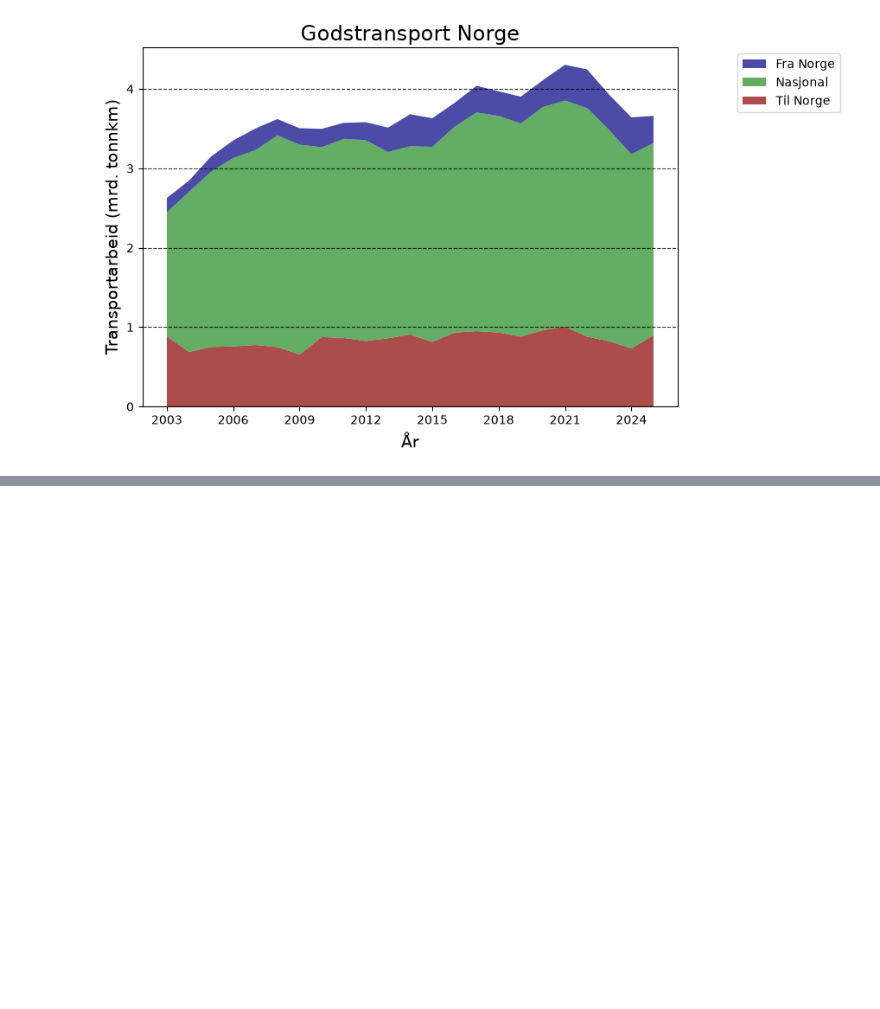
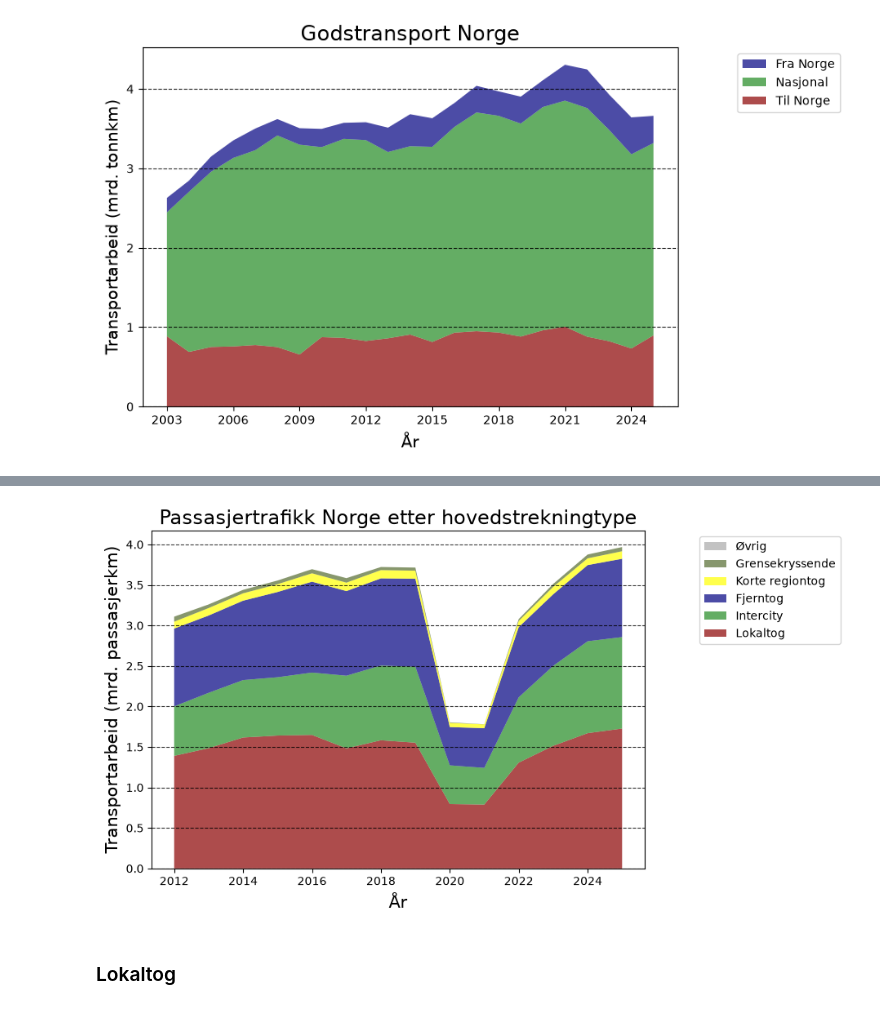
Before and after one commit to Oyvind-Aas/Electricity_and_Energy, a Jupyter notebook: Electricity_exploring.ipynb, the cells around one changed output, grey strips where cells are left out. Drawn from its saved outputs; the diff is of its cells as text; code cells hidden in the pictures; blank space fills up the shorter version.

```diff
--- a/Electricity_exploring.ipynb
+++ b/Electricity_exploring.ipynb
@@ -827,0 +870,2 @@ plt.show()
+# %%
+passasjerkm = df[df.statistikkvariabel == 'Transportarbeid (passasjerkm)']
@@ -827,0 +879,39 @@ plt.show()
+# %%
+alle_strekninger = passasjerkm[passasjerkm.togstrekning == 'Alle strekninger']
+lokaltog = passasjerkm[passasjerkm.togstrekning == 'Lokaltog - alle strekninger']
+kort_region = passasjerkm[passasjerkm.togstrekning == 'Regiontog - alle korte strekninger']
+intercity = passasjerkm[passasjerkm.togstrekning == 'InterCity - alle strekninger']
+fjerntog = passasjerkm[passasjerkm.togstrekning == 'Nattog og fjerntrafikk - alle strekninger']
+grensekryssende = passasjerkm[passasjerkm.togstrekning == 'Grensekryssende tog']
+ovrig = passasjerkm[passasjerkm.togstrekning == 'Øvrig trafikk']
+# %%
+fig, ax = plt.subplots()
+
+ax.set_xlabel('År', fontsize = 15)
+ax.set_ylabel('Transportarbeid (mrd. passasjerkm)', color='black', fontsize = 15)
+
+ax.stackplot(
+    alle_strekninger['år'],
+    lokaltog.value / 1e9,
+    intercity.value / 1e9,
+    fjerntog.value / 1e9,
+    kort_region.value / 1e9,
+    grensekryssende.value / 1e9,
+    ovrig.value / 1e9,
+    labels=['Lokaltog', 'Intercity', 'Fjerntog', 'Korte regiontog', 'Grensekryssende', 'Øvrig'],
+    colors=['darkred', 'forestgreen', 'navy', 'yellow', 'darkolivegreen', 'darkgrey'],
+    alpha=0.7
+)
+
+ax.xaxis.set_major_locator(MaxNLocator(integer=True))
+
+fig.tight_layout()
+fig.set_figheight(5)
+fig.set_figwidth(7)
+ax.set_title('Passasjertrafikk Norge etter hovedstrekningtype', fontsize = 17)
+ax.legend(fontsize='medium', loc='upper left', bbox_to_anchor=(1.1, 1), reverse=True)
+
+plt.grid(axis='y', linestyle='--', alpha=0.8, color ='black')
+plt.show()
+# %% [output]
+[figure, added]
@@ -827,0 +951,2 @@ plt.show()
+# %% [markdown]
+### Lokaltog
```
Also changed, not shown: parts of 5 cells of this notebook.
